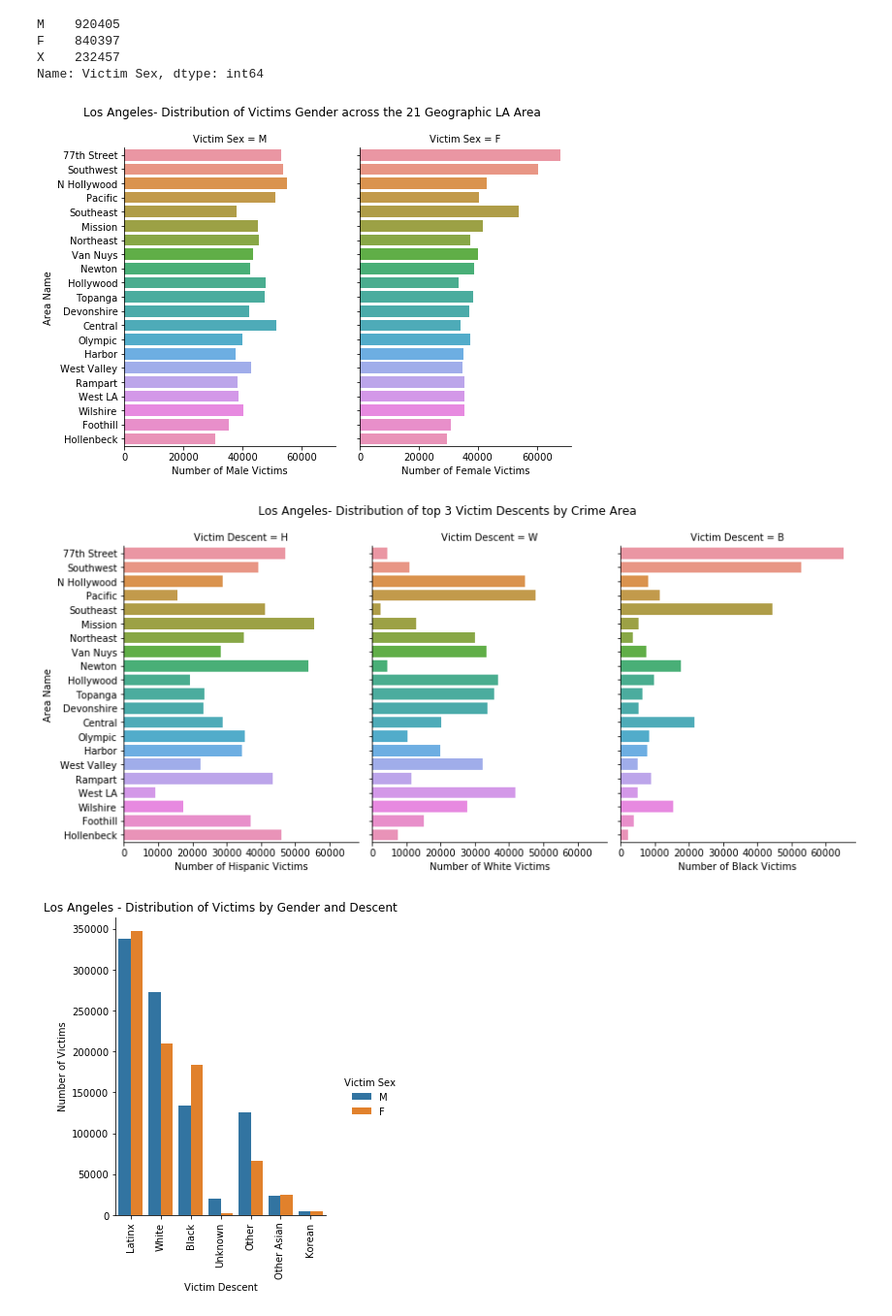
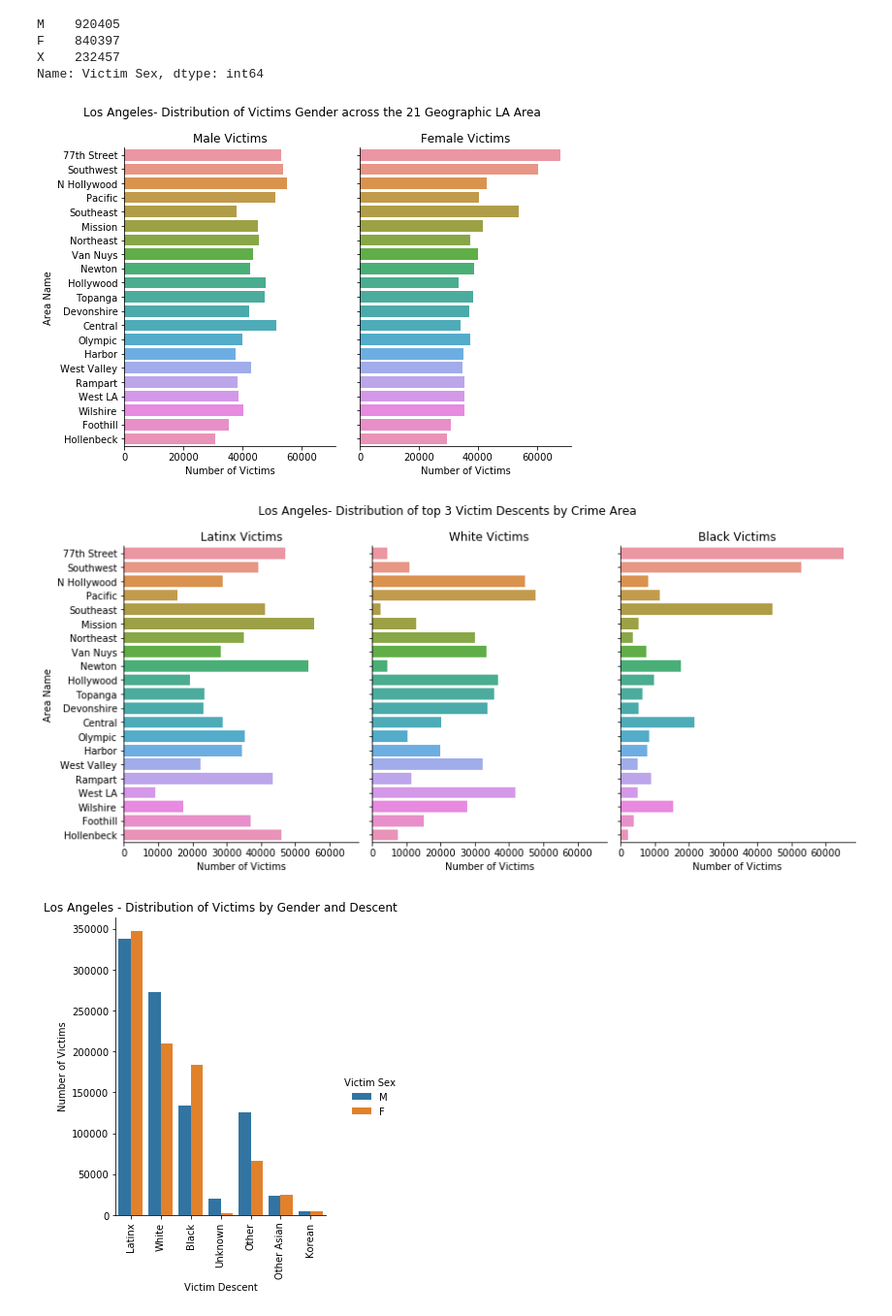
Before and after one commit to sidneykung/LA_crime_forecasting, a Jupyter notebook: eda_lhamu.ipynb, the cells around one changed output. Shown at 97% size. Cells and saved outputs as stored; diff of their text form; code cells hidden in the pictures.

```diff
--- a/eda_lhamu.ipynb
+++ b/eda_lhamu.ipynb
@@ -173,31 +173,40 @@ Name: Victim Sex, dtype: int64
 # %%
 # plt.figure(figsize=(15,8))
 g = sns.catplot(y="Area Name", col="Victim Sex",
                 col_order=clean_df['Victim Sex'].value_counts()[0:2].index,
             data=clean_df, kind="count",
             height=5, aspect=.8,
                 order=clean_df['Area Name'].value_counts().index)
-g.axes[0,0].set_xlabel('Number of Male Victims')
-g.axes[0,1].set_xlabel('Number of Female Victims')
+g.axes[0,0].set_xlabel('Number of Victims')
+g.axes[0,0].set_title('Male Victims')
+
+g.axes[0,1].set_xlabel('Number of Victims')
+g.axes[0,1].set_title('Female Victims')
+
 g.fig.suptitle('Los Angeles- Distribution of Victims Gender across the 21 Geographic LA Area', y = 1.05)
 
 g.savefig('visualizations/Distribution_of_victims_by_Gender_and_area_name.png');
 # %% [output]
-[figure, old version]
+[figure, new version]
 # %%
 g = sns.catplot(y="Area Name", col="Victim Descent",
                 col_order= clean_df['Victim Descent'].value_counts()[:3].index
                 ,data=clean_df, kind="count",height=5, aspect=.8,
                order=clean_df['Area Name'].value_counts().index)
-g.axes[0,0].set_xlabel('Number of Hispanic Victims')
-g.axes[0,1].set_xlabel('Number of White Victims')
-g.axes[0,2].set_xlabel('Number of Black Victims')
+g.axes[0,0].set_xlabel('Number of Victims')
+g.axes[0,0].set_title('Latinx Victims')
+
+g.axes[0,1].set_xlabel('Number of Victims')
+g.axes[0,1].set_title('White Victims')
+
+g.axes[0,2].set_xlabel('Number of Victims')
+g.axes[0,2].set_title('Black Victims')
+
 g.fig.suptitle('Los Angeles- Distribution of top 3 Victim Descents by Crime Area ', y = 1.05)
 
 g.savefig('visualizations/Distribution_of_victims_by_descent_and_area_name.png');
-#Hispanic, White, Black
 # %% [output]
-[figure, old version]
+[figure, new version]
 # %%
 g = sns.catplot(x="Victim Descent", hue="Victim Sex",
                 hue_order=clean_df['Victim Sex'].value_counts()[0:2].index,
```
Also changed, not shown: parts of 2 cells of this notebook, 6 other files.
